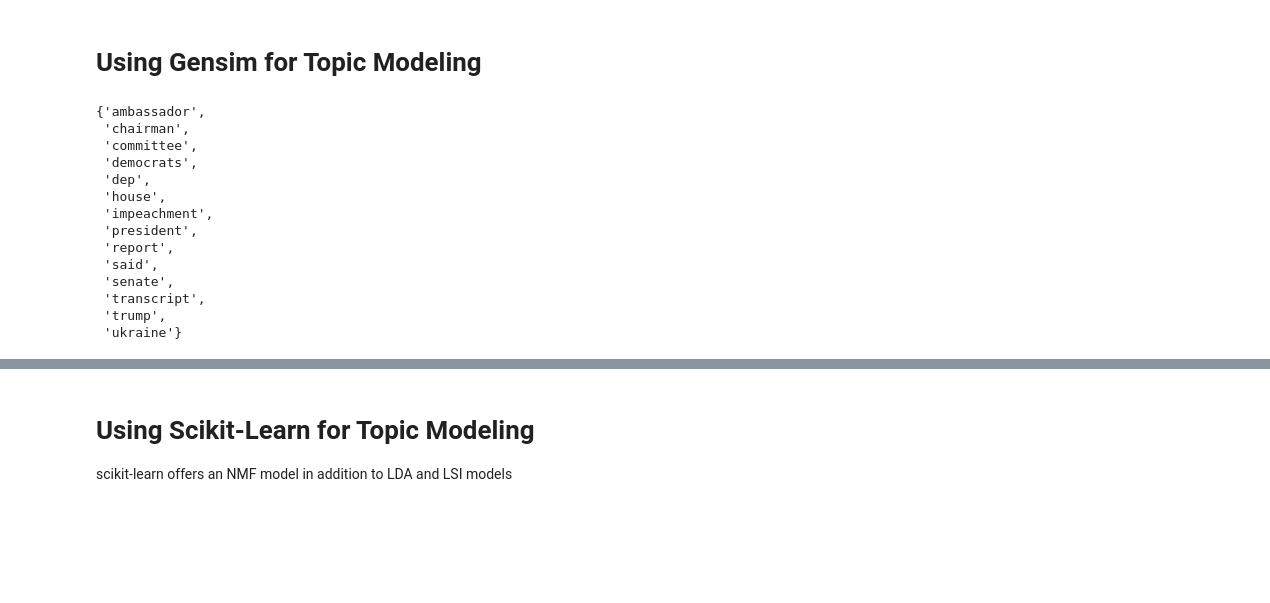
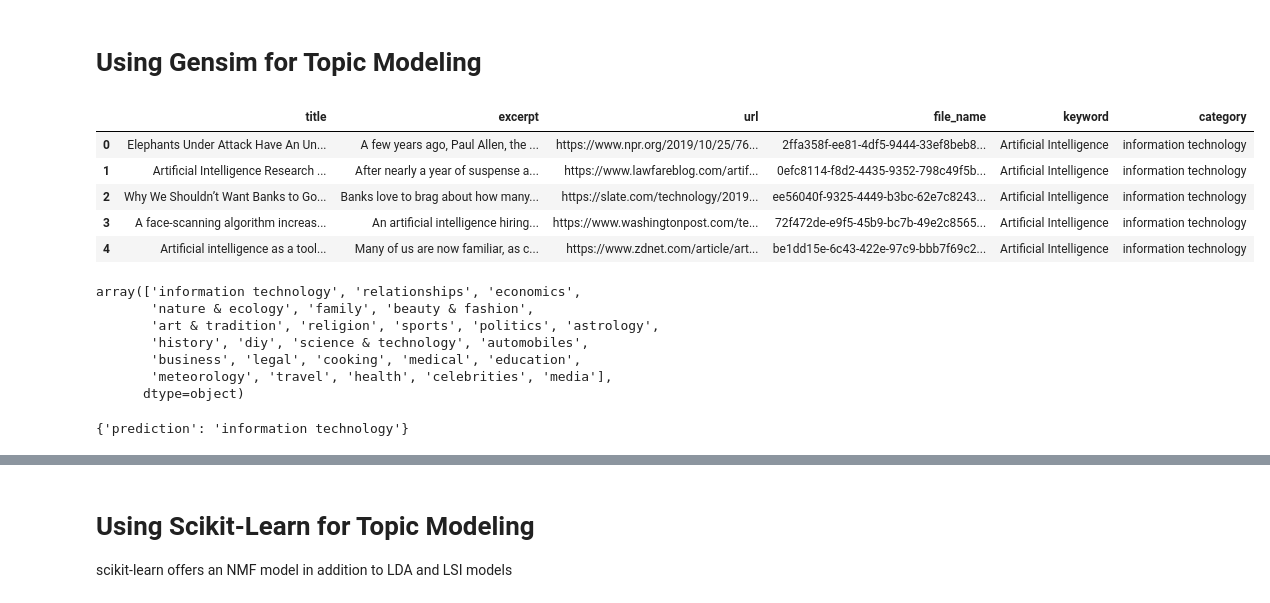
Before and after one commit to jgoodie/TextSummarizationTopicModeling, a Jupyter notebook: Text Summarization and Topic Modeling.ipynb, the cells around one changed output, grey strips where cells are left out. Drawn from its saved outputs; the diff is of its cells as text; code cells hidden in the pictures; blank space fills up the shorter version.

```diff
--- a/Text Summarization and Topic Modeling.ipynb
+++ b/Text Summarization and Topic Modeling.ipynb
@@ -362,31 +355,0 @@ class SummaryTopics:
-# %%
-article_data = load_files_from_disk('impeachment_data/')
-t = SummaryTopics(article_data)
-tokens = t.tokenize_text()
-gensim_dict = t.build_dictionary()
-gensim_corpus = t.build_corpus()
-t.build_models()
-all_topics = []
-pattern = r'"([A-Za-z0-9_\./\\-]*)"'
-for idx in range(t.lda_model.num_topics):
-    m = re.findall(pattern, t.lda_model.print_topic(idx,5))
-    all_topics += m
-for idx in range(t.lsi_model.num_topics):
-    m = re.findall(pattern, t.lsi_model.print_topic(idx,5))
-    all_topics += m
-set(all_topics)
-# %% [output]
-{'ambassador',
- 'chairman',
- 'committee',
- 'democrats',
- 'dep',
- 'house',
- 'impeachment',
- 'president',
- 'report',
- 'said',
- 'senate',
- 'transcript',
- 'trump',
- 'ukraine'}
@@ -392,0 +367,21 @@ set(all_topics)
+# %%
+df = pd.read_csv("../data/dataframe_1572372176.7133894.csv")
+# %%
+df.head()
+# %% [output]
+|  | title | excerpt | url | file_name | keyword | category |
+| 0 | Elephants Under Attack Have An Un... | A few years ago, Paul Allen, the ... | https://www.npr.org/2019/10/25/76... | 2ffa358f-ee81-4df5-9444-33ef8beb8... | Artificial Intelligence | information technology |
+| 1 | Artificial Intelligence Research ... | After nearly a year of suspense a... | https://www.lawfareblog.com/artif... | 0efc8114-f8d2-4435-9352-798c49f5b... | Artificial Intelligence | information technology |
+| 2 | Why We Shouldn’t Want Banks to Go... | Banks love to brag about how many... | https://slate.com/technology/2019... | ee56040f-9325-4449-b3bc-62e7c8243... | Artificial Intelligence | information technology |
+| 3 | A face-scanning algorithm increas... | An artificial intelligence hiring... | https://www.washingtonpost.com/te... | 72f472de-e9f5-45b9-bc7b-49e2c8565... | Artificial Intelligence | information technology |
+| 4 | Artificial intelligence as a tool... | Many of us are now familiar, as c... | https://www.zdnet.com/article/art... | be1dd15e-6c43-422e-97c9-bbb7f69c2... | Artificial Intelligence | information technology |
+# %%
+df['category'].unique()
+# %% [output]
+array(['information technology', 'relationships', 'economics',
+       'nature & ecology', 'family', 'beauty & fashion',
+       'art & tradition', 'religion', 'sports', 'politics', 'astrology',
+       'history', 'diy', 'science & technology', 'automobiles',
+       'business', 'legal', 'cooking', 'medical', 'education',
+       'meteorology', 'travel', 'health', 'celebrities', 'media'],
+      dtype=object)
@@ -392,0 +390,16 @@ set(all_topics)
+# %%
+# /classify
+
+article_data = []
+for article in df_ai_articles.head(5)['file_name']:
+    file = "../data/files/" + article
+    with open(file, "r") as f:
+        article_data.append(f.read())
+
+api_endpoint = "/classify"
+URI = "https://arcane-badlands-69055.herokuapp.com" + api_endpoint
+header = {'content-type': 'application/json'}
+r = requests.post(URI, headers=header, data=json.dumps(article_data[0]), verify=False) # <-- NOTE: Single doc
+json.loads(r.content)
+# %% [output]
+{'prediction': 'information technology'}
```
Also changed, not shown: parts of 28 cells of this notebook.
